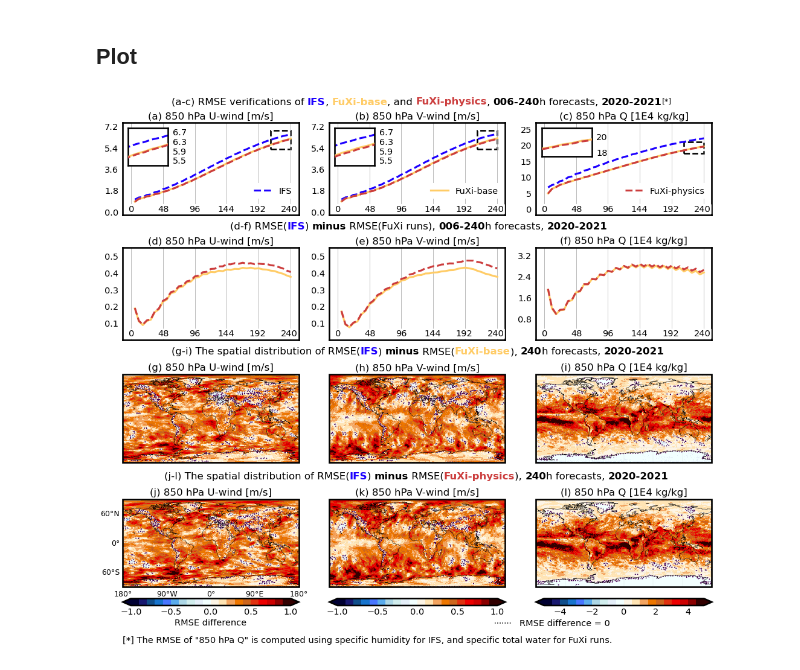
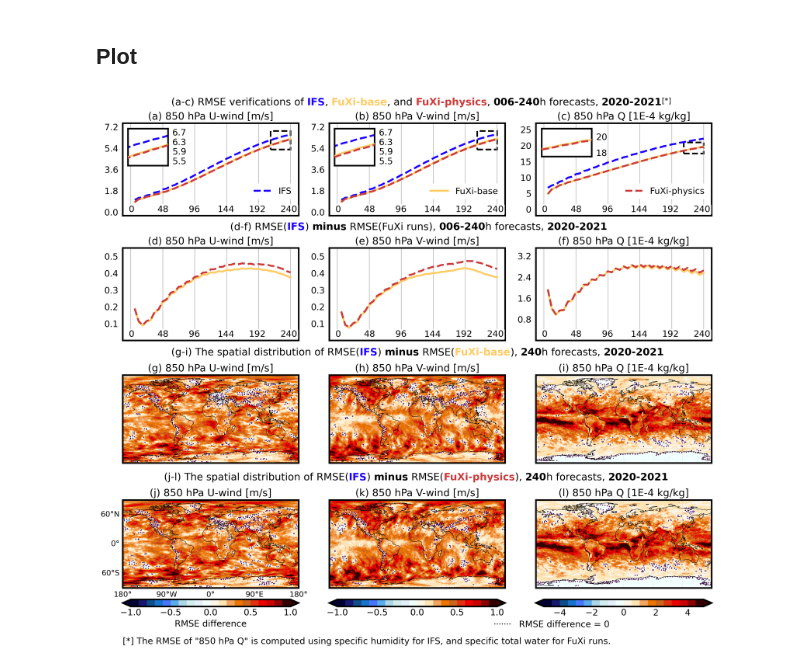
Before and after one commit to yingkaisha/CREDIT-physics-run, a Jupyter notebook: visualization/FIG07_RMSE_850hPa.ipynb, the cells around one changed output. Saved outputs shown, nothing was run; the diff lists cells and outputs as text; code cells hidden in the pictures.

Commit message:
minor figure typos and notebook re-run

```diff
--- a/visualization/FIG07_RMSE_850hPa.ipynb
+++ b/visualization/FIG07_RMSE_850hPa.ipynb
@@ -58,7 +58,7 @@ with open(config_name, 'r') as stream:
 # %% [markdown]
 ### Figure settings
 # %%
-need_publish = False
+need_publish = True
 
 # True: publication quality figures
 # False: low resolution figures in the notebook
@@ -129,10 +129,10 @@ legend_labels_rmse = [
 CMAP = cmaps.hotcolr_19lev
 # %%
 handles = []
-titles0 = ['(a) 850 hPa U-wind [m/s]', '(b) 850 hPa V-wind [m/s]', '(c) 850 hPa Q [1E4 kg/kg]']
-titles1 = ['(d) 850 hPa U-wind [m/s]', '(e) 850 hPa V-wind [m/s]', '(f) 850 hPa Q [1E4 kg/kg]']
-titles3 = ['(g) 850 hPa U-wind [m/s]', '(h) 850 hPa V-wind [m/s]', '(i) 850 hPa Q [1E4 kg/kg]']
-titles5 = ['(j) 850 hPa U-wind [m/s]', '(k) 850 hPa V-wind [m/s]', '(l) 850 hPa Q [1E4 kg/kg]']
+titles0 = ['(a) 850 hPa U-wind [m/s]', '(b) 850 hPa V-wind [m/s]', '(c) 850 hPa Q [1E-4 kg/kg]']
+titles1 = ['(d) 850 hPa U-wind [m/s]', '(e) 850 hPa V-wind [m/s]', '(f) 850 hPa Q [1E-4 kg/kg]']
+titles3 = ['(g) 850 hPa U-wind [m/s]', '(h) 850 hPa V-wind [m/s]', '(i) 850 hPa Q [1E-4 kg/kg]']
+titles5 = ['(j) 850 hPa U-wind [m/s]', '(k) 850 hPa V-wind [m/s]', '(l) 850 hPa Q [1E-4 kg/kg]']
 
 proj_ = ccrs.PlateCarree(central_longitude=0.0)
 
@@ -489,31 +489,31 @@ AX_var2[1].set_title(titles1[2], fontsize=16)
 
 AX_var0[2].set_title(titles3[0], fontsize=16)
 AX_var1[2].set_title(titles3[1], fontsize=16)
 AX_var2[2].set_title(titles3[2], fontsize=16)
 
 AX_var0[3].set_title(titles5[0], fontsize=16)
 AX_var1[3].set_title(titles5[1], fontsize=16)
 AX_var2[3].set_title(titles5[2], fontsize=16)
 
 
 ax_w = fig.add_axes([0.0, -0.125, 0.83, 0.03])
 ax_w.text(
     0, 0.5,
     '[*] The RMSE of "850 hPa Q" is computed using specific humidity for IFS, and specific total water for FuXi runs.',
     ha='left', va='center', fontsize=14, transform=ax_w.transAxes);
 
 ax_title0.set_axis_off()
 ax_title1.set_axis_off()
 ax_title3.set_axis_off()
 ax_title5.set_axis_off()
 LG1 = gu.lg_box(LG1)
 LG2 = gu.lg_box(LG2)
 LG3 = gu.lg_box(LG3)
 LG4 = gu.lg_box(LG4)
 ax_lg1.set_axis_off()
 ax_lg2.set_axis_off()
 ax_lg3.set_axis_off()
 ax_lg4.set_axis_off()
 ax_w.set_axis_off()
 # %% [output]
-[figure, old version]
+[figure, new version]
```
Also changed, not shown: 2 other files.
